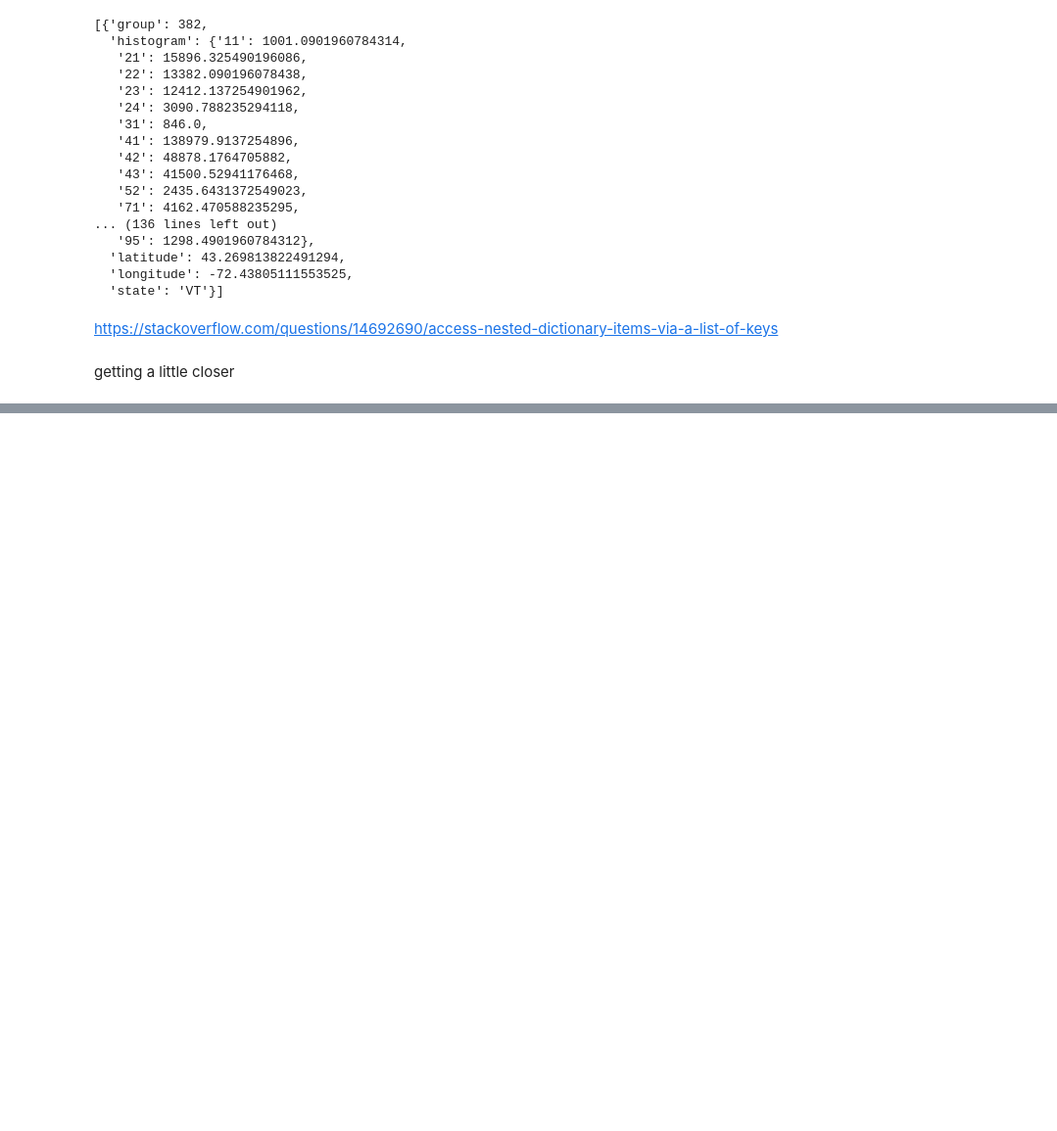
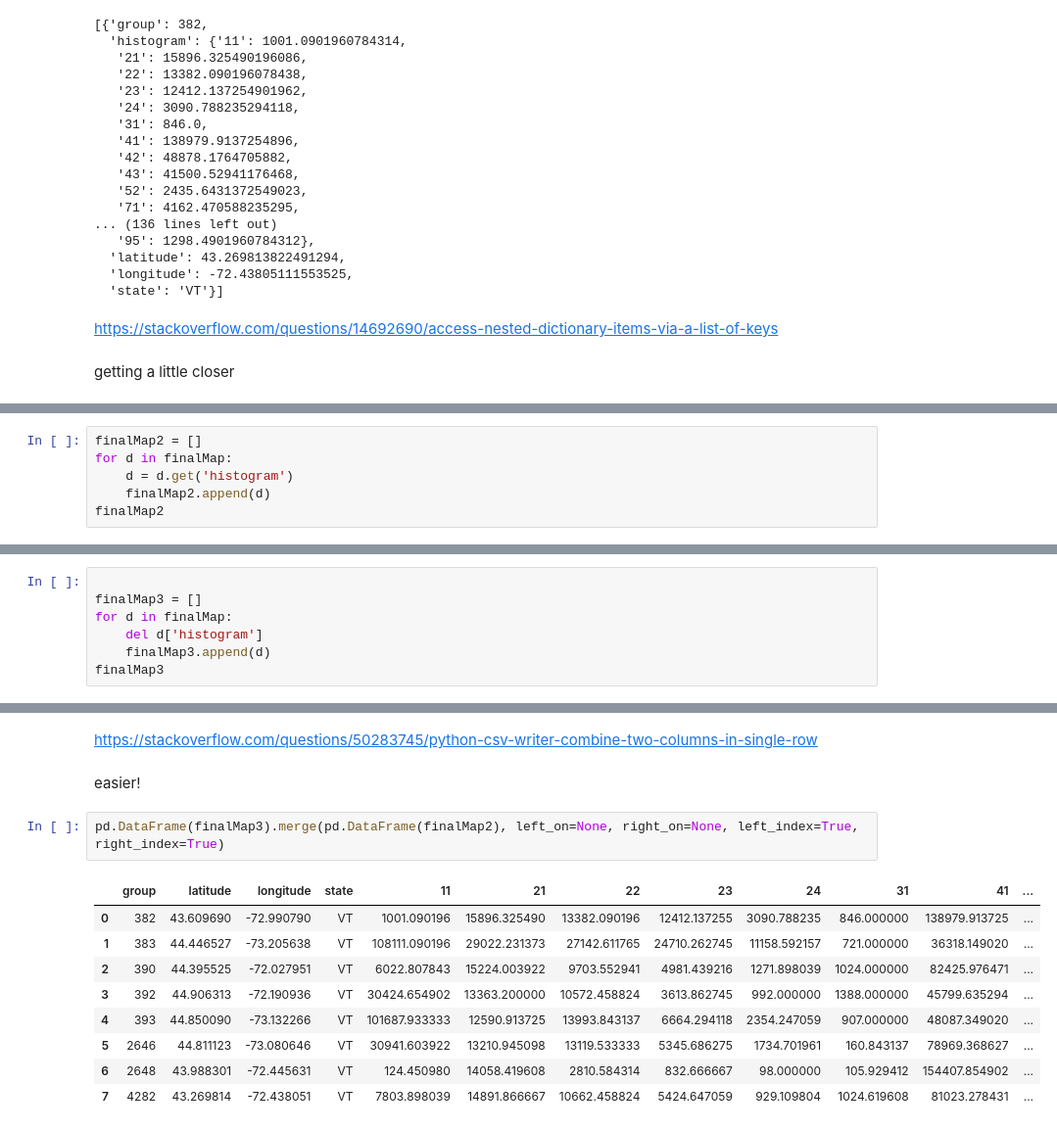
Before and after one commit to jsecol/prisons, a Jupyter notebook: code/python/Get_PrisonCenters_NLCD.ipynb, the cells around one changed output, grey strips where cells are left out. Shown at 98% size. Cells and saved outputs as stored; diff of their text form; blank space fills up the shorter version.

Commit message:
update code to get dataframe and export csv

```diff
--- a/code/python/Get_PrisonCenters_NLCD.ipynb
+++ b/code/python/Get_PrisonCenters_NLCD.ipynb
@@ -259,0 +260,6 @@ getting a little closer
+# %%
+finalMap2 = []
+for d in finalMap:
+    d = d.get('histogram')
+    finalMap2.append(d)
+finalMap2
@@ -259,0 +284,7 @@ getting a little closer
+# %%
+
+finalMap3 = []
+for d in finalMap:
+    del d['histogram']
+    finalMap3.append(d)
+finalMap3
@@ -259,0 +324,16 @@ getting a little closer
+# %% [markdown]
+https://stackoverflow.com/questions/50283745/python-csv-writer-combine-two-columns-in-single-row
+# %% [markdown]
+easier!
+# %%
+pd.DataFrame(finalMap3).merge(pd.DataFrame(finalMap2), left_on=None, right_on=None, left_index=True, right_index=True)
+# %% [output]
+|  | group | latitude | longitude | state | 11 | 21 | 22 | 23 | 24 | 31 | 41 | ... |
+| 0 | 382 | 43.609690 | -72.990790 | VT | 1001.090196 | 15896.325490 | 13382.090196 | 12412.137255 | 3090.788235 | 846.000000 | 138979.913725 | ... |
+| 1 | 383 | 44.446527 | -73.205638 | VT | 108111.090196 | 29022.231373 | 27142.611765 | 24710.262745 | 11158.592157 | 721.000000 | 36318.149020 | ... |
+| 2 | 390 | 44.395525 | -72.027951 | VT | 6022.807843 | 15224.003922 | 9703.552941 | 4981.439216 | 1271.898039 | 1024.000000 | 82425.976471 | ... |
+| 3 | 392 | 44.906313 | -72.190936 | VT | 30424.654902 | 13363.200000 | 10572.458824 | 3613.862745 | 992.000000 | 1388.000000 | 45799.635294 | ... |
+| 4 | 393 | 44.850090 | -73.132266 | VT | 101687.933333 | 12590.913725 | 13993.843137 | 6664.294118 | 2354.247059 | 907.000000 | 48087.349020 | ... |
+| 5 | 2646 | 44.811123 | -73.080646 | VT | 30941.603922 | 13210.945098 | 13119.533333 | 5345.686275 | 1734.701961 | 160.843137 | 78969.368627 | ... |
+| 6 | 2648 | 43.988301 | -72.445631 | VT | 124.450980 | 14058.419608 | 2810.584314 | 832.666667 | 98.000000 | 105.929412 | 154407.854902 | ... |
+| 7 | 4282 | 43.269814 | -72.438051 | VT | 7803.898039 | 14891.866667 | 10662.458824 | 5424.647059 | 929.109804 | 1024.619608 | 81023.278431 | ... |
```
Also changed, not shown: parts of 7 cells of this notebook, 1 other file.
